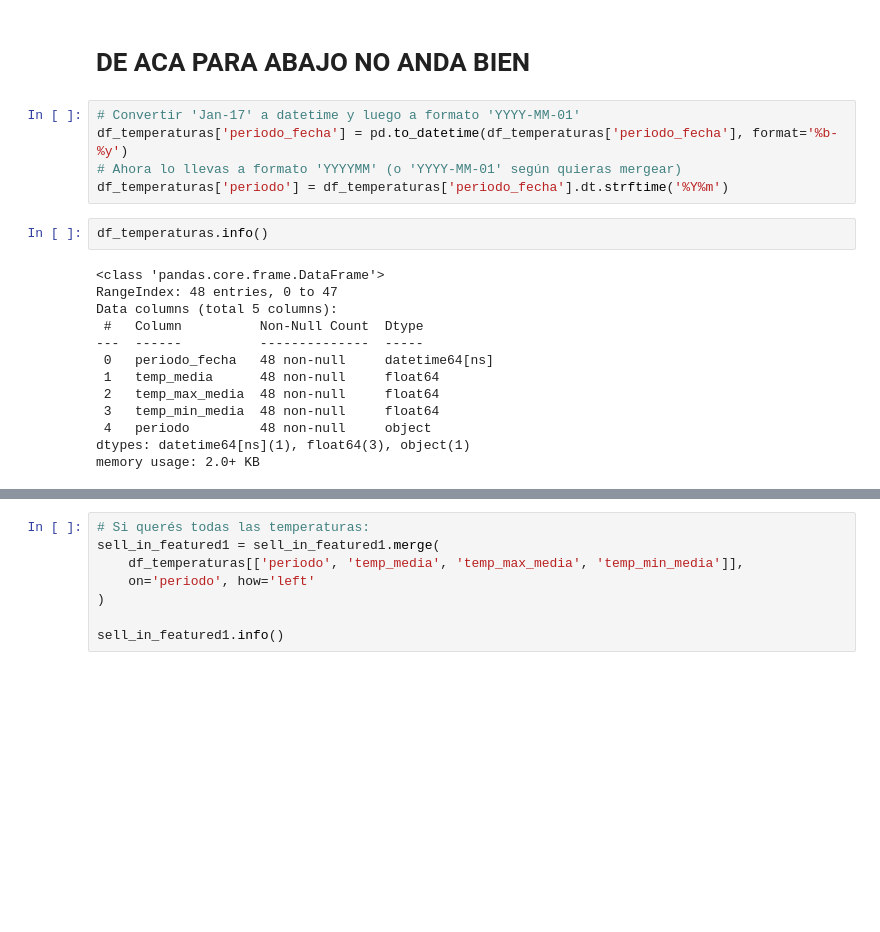
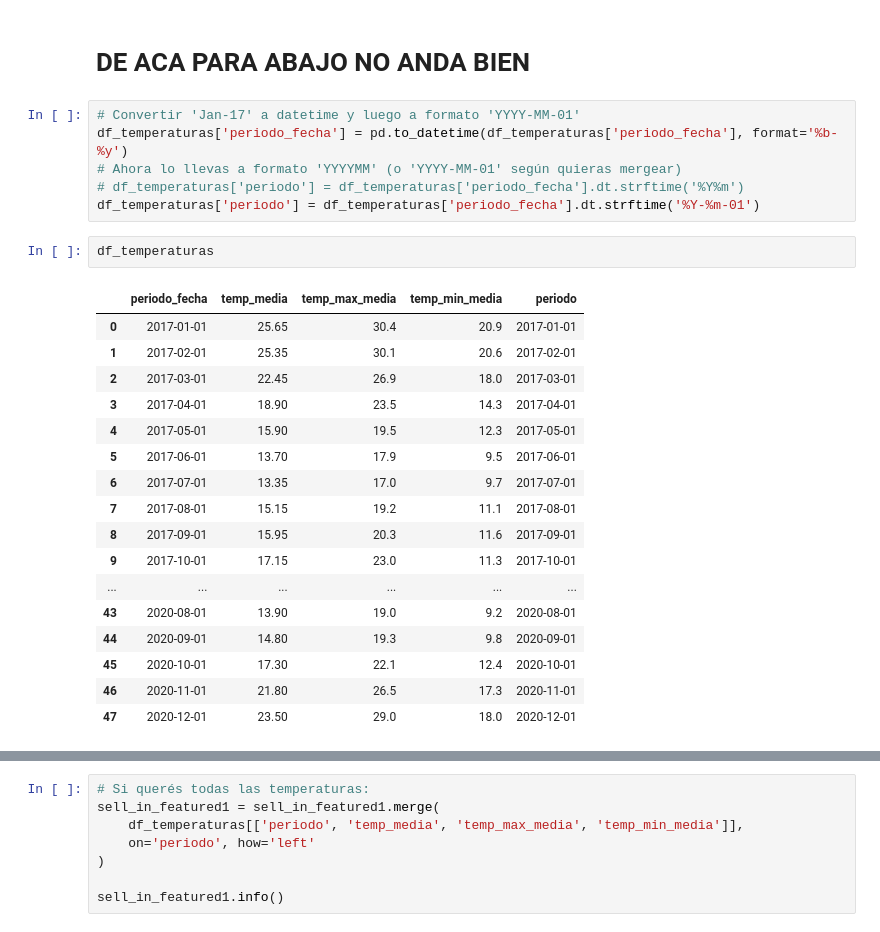
Before and after one commit to leonardoheis/lab3, a Jupyter notebook: notebooks/join_sell-in.ipynb, the cells around one changed output, grey strips where cells are left out. Drawn from its saved outputs; the diff is of its cells as text; blank space fills up the shorter version.

```diff
--- a/notebooks/join_sell-in.ipynb
+++ b/notebooks/join_sell-in.ipynb
@@ -541,19 +544,25 @@ df_temperaturas
 # Convertir 'Jan-17' a datetime y luego a formato 'YYYY-MM-01'
 df_temperaturas['periodo_fecha'] = pd.to_datetime(df_temperaturas['periodo_fecha'], format='%b-%y')
 # Ahora lo llevas a formato 'YYYYMM' (o 'YYYY-MM-01' según quieras mergear)
-df_temperaturas['periodo'] = df_temperaturas['periodo_fecha'].dt.strftime('%Y%m')
+# df_temperaturas['periodo'] = df_temperaturas['periodo_fecha'].dt.strftime('%Y%m')
+df_temperaturas['periodo'] = df_temperaturas['periodo_fecha'].dt.strftime('%Y-%m-01')
 # %%
-df_temperaturas.info()
+df_temperaturas
 # %% [output]
-<class 'pandas.core.frame.DataFrame'>
-RangeIndex: 48 entries, 0 to 47
-Data columns (total 5 columns):
- #   Column          Non-Null Count  Dtype
----  ------          --------------  -----
- 0   periodo_fecha   48 non-null     datetime64[ns]
- 1   temp_media      48 non-null     float64
- 2   temp_max_media  48 non-null     float64
- 3   temp_min_media  48 non-null     float64
- 4   periodo         48 non-null     object
-dtypes: datetime64[ns](1), float64(3), object(1)
-memory usage: 2.0+ KB
+|  | periodo_fecha | temp_media | temp_max_media | temp_min_media | periodo |
+| 0 | 2017-01-01 | 25.65 | 30.4 | 20.9 | 2017-01-01 |
+| 1 | 2017-02-01 | 25.35 | 30.1 | 20.6 | 2017-02-01 |
+| 2 | 2017-03-01 | 22.45 | 26.9 | 18.0 | 2017-03-01 |
+| 3 | 2017-04-01 | 18.90 | 23.5 | 14.3 | 2017-04-01 |
+| 4 | 2017-05-01 | 15.90 | 19.5 | 12.3 | 2017-05-01 |
+| 5 | 2017-06-01 | 13.70 | 17.9 | 9.5 | 2017-06-01 |
+| 6 | 2017-07-01 | 13.35 | 17.0 | 9.7 | 2017-07-01 |
+| 7 | 2017-08-01 | 15.15 | 19.2 | 11.1 | 2017-08-01 |
+| 8 | 2017-09-01 | 15.95 | 20.3 | 11.6 | 2017-09-01 |
+| 9 | 2017-10-01 | 17.15 | 23.0 | 11.3 | 2017-10-01 |
+| ... | ... | ... | ... | ... | ... |
+| 43 | 2020-08-01 | 13.90 | 19.0 | 9.2 | 2020-08-01 |
+| 44 | 2020-09-01 | 14.80 | 19.3 | 9.8 | 2020-09-01 |
+| 45 | 2020-10-01 | 17.30 | 22.1 | 12.4 | 2020-10-01 |
+| 46 | 2020-11-01 | 21.80 | 26.5 | 17.3 | 2020-11-01 |
+| 47 | 2020-12-01 | 23.50 | 29.0 | 18.0 | 2020-12-01 |
```
Also changed, not shown: parts of 7 cells of this notebook.
